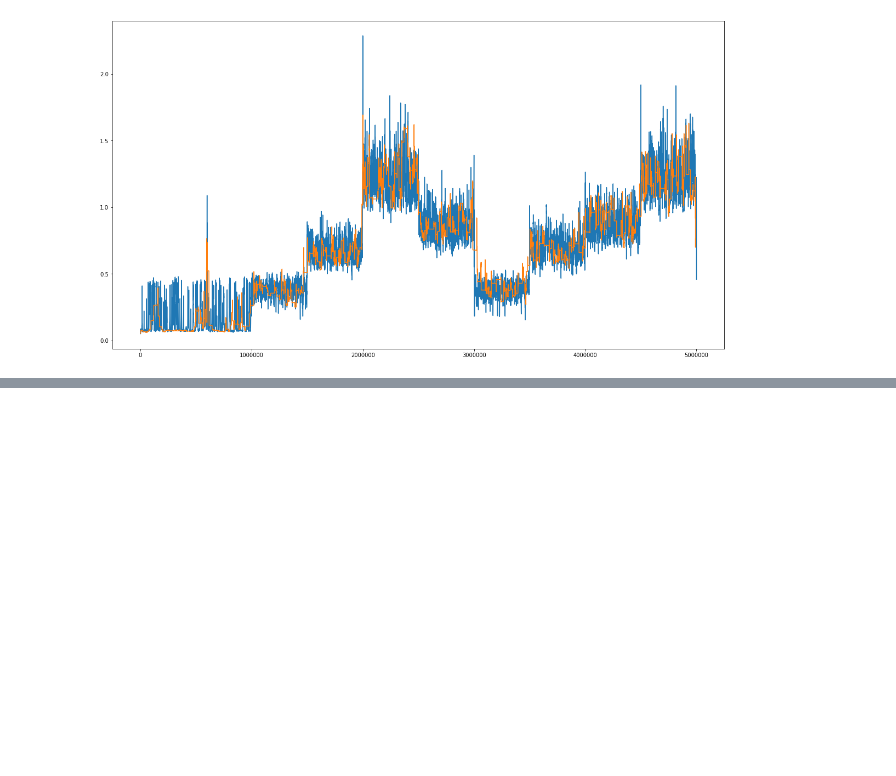
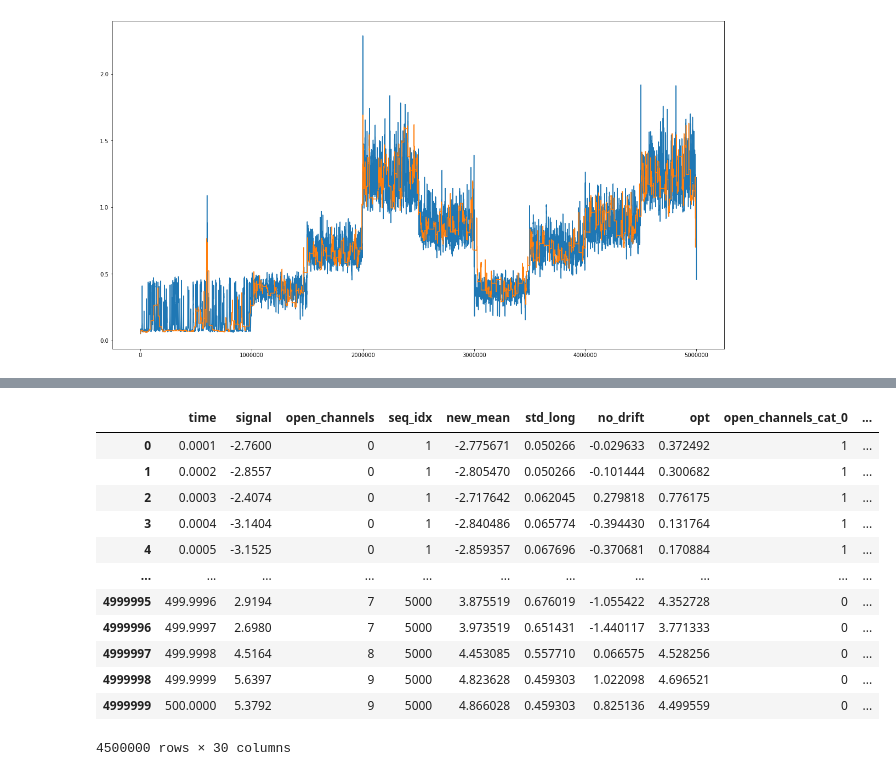
Before and after one commit to ImmoNathanael/time_series_segmentation, a Jupyter notebook: 01_feature_eng.ipynb, the cells around one changed output, grey strips where cells are left out. Cells and saved outputs as stored; diff of their text form; code cells hidden in the pictures; blank space fills up the shorter version.

```diff
--- a/01_feature_eng.ipynb
+++ b/01_feature_eng.ipynb
@@ -178,0 +215,41 @@ train_train.loc[:,'std_long'].plot(figsize=(20,11)), train_val.loc[:,'std_long']
+# %%
+# export
+def label_smoothing(data, data_cat_label, eps=0.1):
+    '''
+    A function that turns binary labels into smoothed labels. An explanation of when
+    and why this is usefull is given in https://arxiv.org/pdf/1906.02629.pdf.
+
+    The degree of smoothing is given by the smoothing parameter eps, which determines
+    the value of of the resulting smoothed label.
+
+    Input:
+    Pandas dataframe contains.
+    cat
+
+    Output:
+    Pandas dataframe containing the coresponding smoothed label columns.
+
+    '''
+    data_cat_label = data_cat_label.add_prefix('smoothed_')
+    number_classes=data_cat_label.shape[-1]
+    data =  pd.concat([data, data_cat_label.apply(lambda x: x*(1-eps)+(eps/number_classes))], axis=1)
+
+    return data
+# %%
+train_train = label_smoothing(train_train, train_train.loc[:, 'open_channels_cat_0':'open_channels_cat_10'], eps=0.2)
+# %%
+train_train
+# %% [output]
+|  | time | signal | open_channels | seq_idx | new_mean | std_long | no_drift | opt | open_channels_cat_0 | ... |
+| 0 | 0.0001 | -2.7600 | 0 | 1 | -2.775671 | 0.050266 | -0.029633 | 0.372492 | 1 | ... |
+| 1 | 0.0002 | -2.8557 | 0 | 1 | -2.805470 | 0.050266 | -0.101444 | 0.300682 | 1 | ... |
+| 2 | 0.0003 | -2.4074 | 0 | 1 | -2.717642 | 0.062045 | 0.279818 | 0.776175 | 1 | ... |
+| 3 | 0.0004 | -3.1404 | 0 | 1 | -2.840486 | 0.065774 | -0.394430 | 0.131764 | 1 | ... |
+| 4 | 0.0005 | -3.1525 | 0 | 1 | -2.859357 | 0.067696 | -0.370681 | 0.170884 | 1 | ... |
+| ... | ... | ... | ... | ... | ... | ... | ... | ... | ... | ... |
+| 4999995 | 499.9996 | 2.9194 | 7 | 5000 | 3.875519 | 0.676019 | -1.055422 | 4.352728 | 0 | ... |
+| 4999996 | 499.9997 | 2.6980 | 7 | 5000 | 3.973519 | 0.651431 | -1.440117 | 3.771333 | 0 | ... |
+| 4999997 | 499.9998 | 4.5164 | 8 | 5000 | 4.453085 | 0.557710 | 0.066575 | 4.528256 | 0 | ... |
+| 4999998 | 499.9999 | 5.6397 | 9 | 5000 | 4.823628 | 0.459303 | 1.022098 | 4.696521 | 0 | ... |
+| 4999999 | 500.0000 | 5.3792 | 9 | 5000 | 4.866028 | 0.459303 | 0.825136 | 4.499559 | 0 | ... |
+4500000 rows × 30 columns
```
Also changed, not shown: parts of 10 cells of this notebook, 3 other files.
